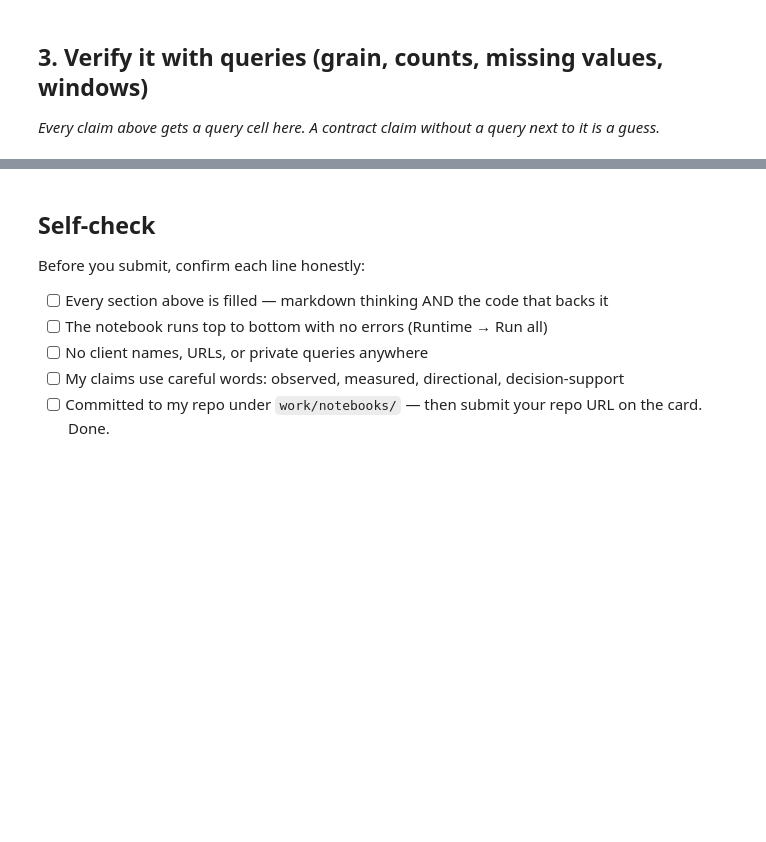
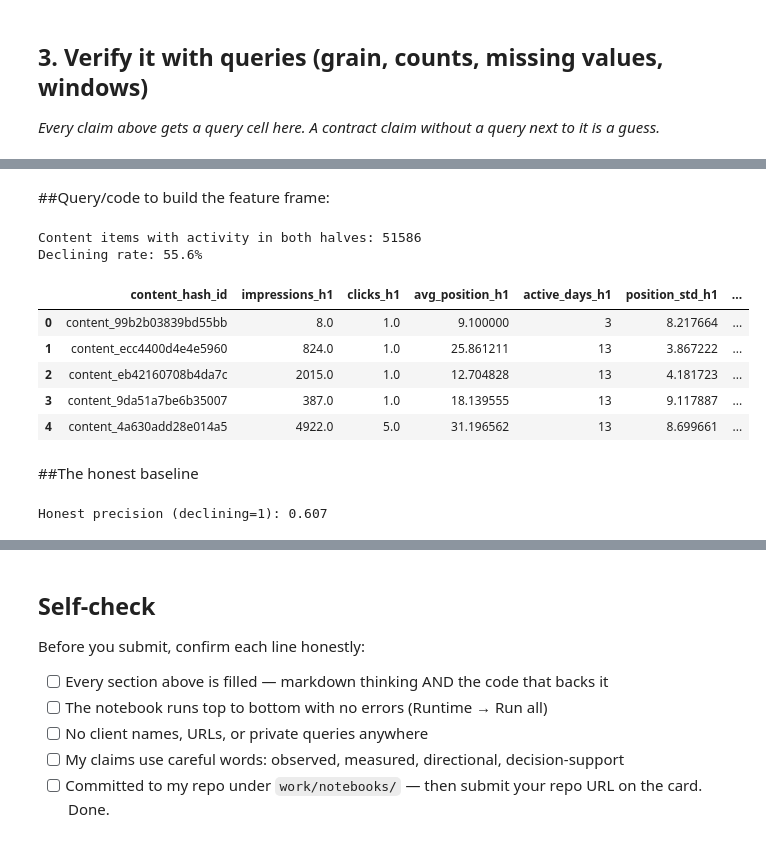
Before and after one commit to ArinzeIhematulam/flyrank-ml-internship, a Jupyter notebook: work/notebooks/w03_data_contract.ipynb, the cells around one changed output, grey strips where cells are left out. Drawn from its saved outputs; the diff is of its cells as text; code cells hidden in the pictures; blank space fills up the shorter version.

```diff
--- a/work/notebooks/w03_data_contract.ipynb
+++ b/work/notebooks/w03_data_contract.ipynb
@@ -15,3 +16,15 @@ This skeleton is yours to fill. Work the sections **in order** — each one has
 # %%
 # This cell is for CODE (numbers, a query, a check).
 # Write your text answer in the cell ABOVE this one — typing sentences here breaks Run All.
+import duckdb
+from google.colab import userdata
+
+hf_token = userdata.get('HF_TOKEN')
+con = duckdb.connect()
+con.sql(f"CREATE OR REPLACE SECRET hf_token (TYPE huggingface, TOKEN '{hf_token}')")
+
+# Discover the real schema before assuming any column names
+schema = con.sql("""
+    DESCRIBE SELECT * FROM 'hf://datasets/FlyRank/internship-warehouse/fact_content_daily_performance/month=2026-03/*.parquet' LIMIT 1
+""").df()
+print(schema.to_string())
@@ -35,0 +115,63 @@ This skeleton is yours to fill. Work the sections **in order** — each one has
+# %% [markdown]
+##Query/code to build the feature frame:
+# %%
+feature_frame = con.sql("""
+    WITH filtered AS (
+        SELECT *, EXTRACT(day FROM report_date) AS day_of_month
+        FROM read_parquet('hf://datasets/FlyRank/internship-warehouse/fact_content_daily_performance/month=2026-03/*.parquet')
+        WHERE gsc_data_available IS TRUE
+    ),
+    h1 AS (
+        SELECT content_hash_id,
+               SUM(gsc_impressions) AS impressions_h1,
+               SUM(gsc_clicks) AS clicks_h1,
+               AVG(gsc_avg_position) AS avg_position_h1,
+               COUNT(DISTINCT CASE WHEN gsc_impressions > 0 THEN report_date END) AS active_days_h1,
+               STDDEV(gsc_avg_position) AS position_std_h1
+        FROM filtered
+        WHERE day_of_month <= 15
+        GROUP BY content_hash_id
+    ),
+    h2 AS (
+        SELECT content_hash_id, SUM(gsc_clicks) AS clicks_h2
+        FROM filtered
+        WHERE day_of_month > 15
+        GROUP BY content_hash_id
+    )
+    SELECT h1.*, h2.clicks_h2
+    FROM h1 JOIN h2 USING (content_hash_id)
+    WHERE h1.clicks_h1 > 0
+""").df()
+
+print(f"Content items with activity in both halves: {len(feature_frame)}")
+feature_frame["declining"] = (feature_frame["clicks_h2"] < feature_frame["clicks_h1"]).astype(int)
+print(f"Declining rate: {feature_frame['declining'].mean():.1%}")
+feature_frame.head()
+# %% [output]
+Content items with activity in both halves: 51586
+Declining rate: 55.6%
+|  | content_hash_id | impressions_h1 | clicks_h1 | avg_position_h1 | active_days_h1 | position_std_h1 | ... |
+| 0 | content_99b2b03839bd55bb | 8.0 | 1.0 | 9.100000 | 3 | 8.217664 | ... |
+| 1 | content_ecc4400d4e4e5960 | 824.0 | 1.0 | 25.861211 | 13 | 3.867222 | ... |
+| 2 | content_eb42160708b4da7c | 2015.0 | 1.0 | 12.704828 | 13 | 4.181723 | ... |
+| 3 | content_9da51a7be6b35007 | 387.0 | 1.0 | 18.139555 | 13 | 9.117887 | ... |
+| 4 | content_4a630add28e014a5 | 4922.0 | 5.0 | 31.196562 | 13 | 8.699661 | ... |
+# %% [markdown]
+##The honest baseline
+# %%
+from sklearn.tree import DecisionTreeClassifier
+from sklearn.model_selection import train_test_split
+from sklearn.metrics import precision_score
+
+features_honest = ["impressions_h1", "clicks_h1", "avg_position_h1", "active_days_h1", "position_std_h1"]
+
+X_train, X_test, y_train, y_test = train_test_split(
+    feature_frame[features_honest], feature_frame["declining"], test_size=0.2, random_state=42
+)
+
+tree_honest = DecisionTreeClassifier(max_depth=3, random_state=42)
+tree_honest.fit(X_train, y_train)
+preds = tree_honest.predict(X_test)
+print(f"Honest precision (declining=1): {precision_score(y_test, preds):.3f}")
+# %% [output]
+Honest precision (declining=1): 0.607
```
Also changed, not shown: parts of 16 cells of this notebook.
